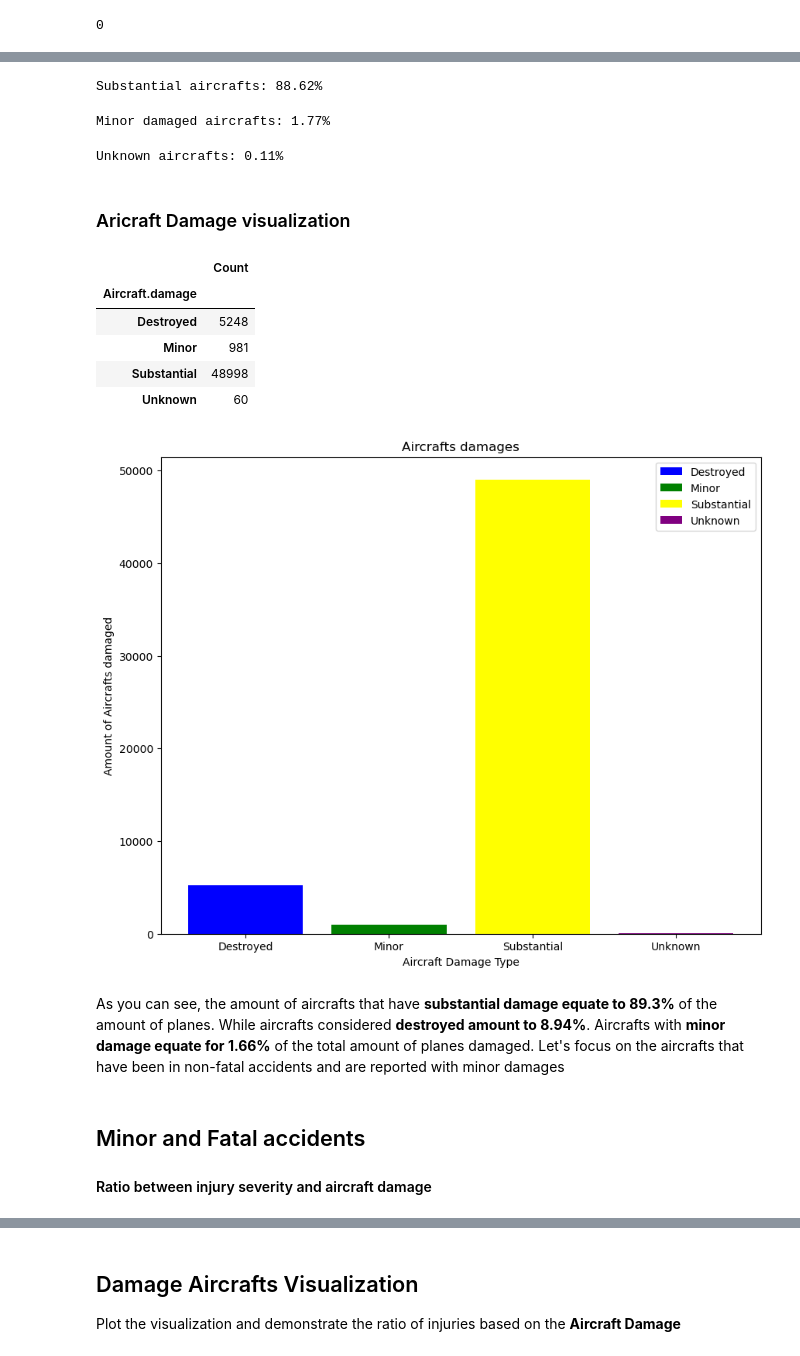
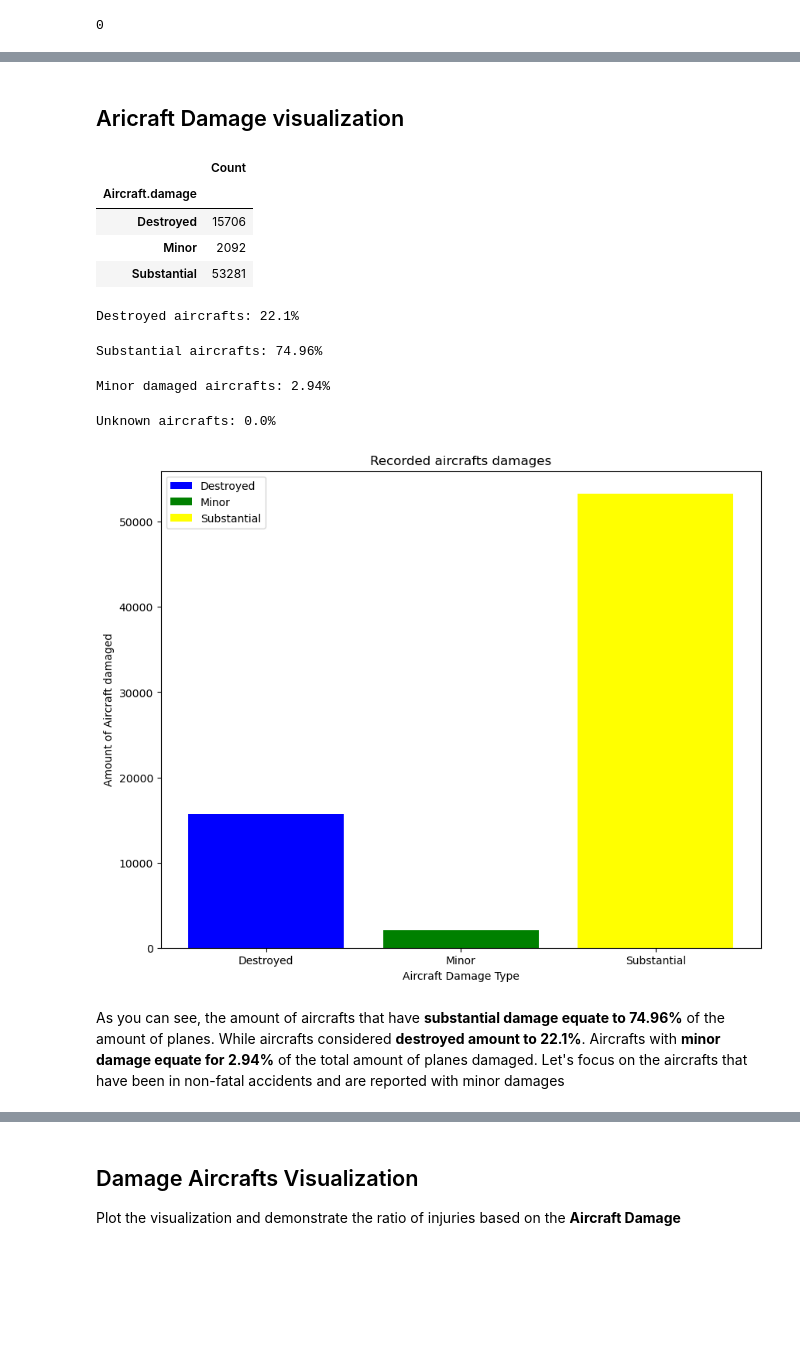
Before and after one commit to omendez930/Aircraft_purchase_analysis, a Jupyter notebook: Index.ipynb, the cells around one changed output, grey strips where cells are left out. Saved outputs shown, nothing was run; the diff lists cells and outputs as text; code cells hidden in the pictures; blank space fills up the shorter version.

Commit message:
added aircraft vs. damage viz

```diff
--- a/Index.ipynb
+++ b/Index.ipynb
@@ -337,0 +340,2 @@ aircraft_damage_count
+# %%
+data.drop(data[data['Aircraft.damage'] == 'Unknown'].index, inplace=True)
@@ -338,3 +347,5 @@ aircraft_damage_count
+# %%
+data.dropna(subset='Aircraft.damage', inplace=True)
 # %% [markdown]
 Once we clean the column up. I want to group the injury type by make of the aircraft. Assessing which models have had fatal, serious, minor, Non-Fatal
 # %%
@@ -595,22 +552,7 @@ Destroyed aircrafts: 9.49%
-# %%
-substantial_percentage = aircraft_damage_percentage(non_fatal_injuries, 'Substantial')
-print(f"Substantial aircrafts: {substantial_percentage}%")
-# %% [output]
-Substantial aircrafts: 88.62%
-# %%
-minor_percentage = aircraft_damage_percentage(non_fatal_injuries, 'Minor')
-print(f"Minor damaged aircrafts: {minor_percentage}%")
-# %% [output]
-Minor damaged aircrafts: 1.77%
-# %%
-unknown_percentage = aircraft_damage_percentage(non_fatal_injuries, 'Unknown')
-print(f"Unknown aircrafts: {unknown_percentage}%")
-# %% [output]
-Unknown aircrafts: 0.11%
 # %% [markdown]
-### Aricraft Damage visualization
+## Aricraft Damage visualization
 # %%
-damaged_aircrafts = non_fatal_injuries.groupby('Aircraft.damage').size().reset_index().groupby('Aircraft.damage').max()
+damaged_aircrafts = data.groupby('Aircraft.damage').size().reset_index().groupby('Aircraft.damage').max()
 type(damaged_aircrafts)
 damaged_aircrafts = damaged_aircrafts.rename(columns={0: 'Count'})
 # %%
@@ -618,9 +560,8 @@ damaged_aircrafts
 # %% [output]
 |  | Count |
 | Aircraft.damage |  |
-| Destroyed | 5248 |
-| Minor | 981 |
-| Substantial | 48998 |
-| Unknown | 60 |
+| Destroyed | 15706 |
+| Minor | 2092 |
+| Substantial | 53281 |
 # %%
 damaged_aircrafts.to_csv('./data/damaged_aircrafts.csv', index=False)
@@ -627,19 +575,35 @@ damaged_aircrafts.to_csv('./data/damaged_aircrafts.csv', index=False)
+# %%
+destroyed_percentage = aircraft_damage_percentage(data,'Destroyed')
+print(f"Destroyed aircrafts: {destroyed_percentage}%")
+# %% [output]
+Destroyed aircrafts: 22.1%
+# %%
+substantial_percentage = aircraft_damage_percentage(data, 'Substantial')
+print(f"Substantial aircrafts: {substantial_percentage}%")
+# %% [output]
+Substantial aircrafts: 74.96%
+# %%
+minor_percentage = aircraft_damage_percentage(data, 'Minor')
+print(f"Minor damaged aircrafts: {minor_percentage}%")
+# %% [output]
+Minor damaged aircrafts: 2.94%
+# %%
+unknown_percentage = aircraft_damage_percentage(data, 'Unknown')
+print(f"Unknown aircrafts: {unknown_percentage}%")
+# %% [output]
+Unknown aircrafts: 0.0%
 # %%
 fig, ax = plt.subplots(figsize=(10,8))
 
-ax.bar(damaged_aircrafts.index,damaged_aircrafts['Count'], color=color, label=damaged_aircrafts.index)
-ax.set_xlabel("Aircraft Damage Type")
-ax.set_ylabel('Amount of Aircrafts damaged')
-ax.set_title('Aircrafts damages')
+ax.bar(damaged_aircrafts.index, damaged_aircrafts['Count'], color=color, label=damaged_aircrafts.index)
+ax.set_xlabel('Aircraft Damage Type')
+ax.set_ylabel('Amount of Aircraft damaged')
+ax.set_title('Recorded aircrafts damages')
 ax.legend()
-plt.show()
+plt.show();
 # %% [output]
-[figure, old version]
+[figure, new version]
 # %%
 fig.savefig('Aviation_damage')
 # %% [markdown]
-As you can see, the amount of aircrafts that have **substantial damage equate to 89.3%** of the amount of planes. While aircrafts considered **destroyed amount to 8.94%**. Aircrafts with **minor damage equate for 1.66%** of the total amount of planes damaged. Let's focus on the aircrafts that have been in non-fatal accidents and are reported with minor damages
+As you can see, the amount of aircrafts that have **substantial damage equate to 74.96%** of the amount of planes. While aircrafts considered **destroyed amount to 22.1%**. Aircrafts with **minor damage equate for 2.94%** of the total amount of planes damaged. Let's focus on the aircrafts that have been in non-fatal accidents and are reported with minor damages
-# %% [markdown]
-## Minor and Fatal accidents
-
-#### Ratio between injury severity and aircraft damage
```
Also changed, not shown: parts of 97 cells of this notebook, 11 other files.
